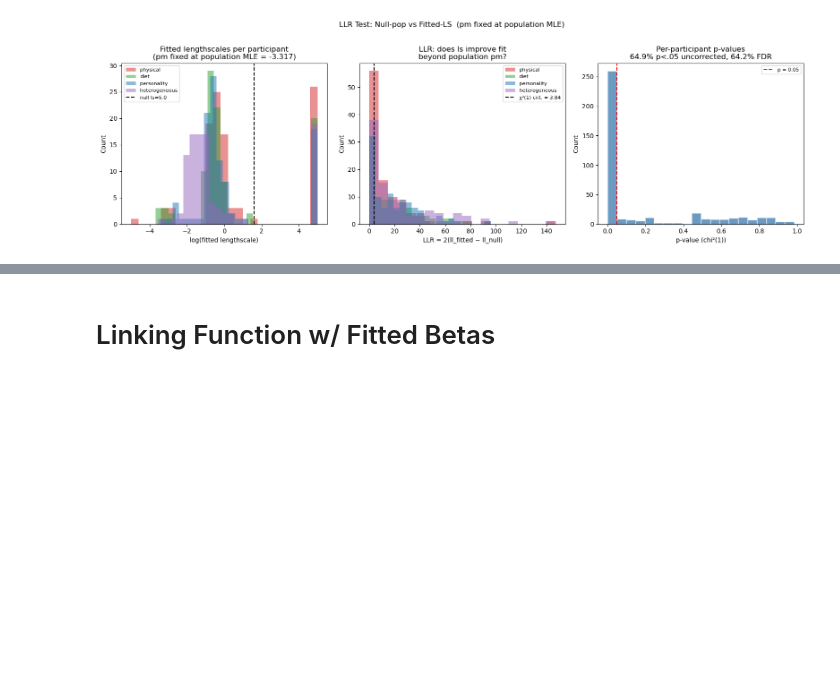
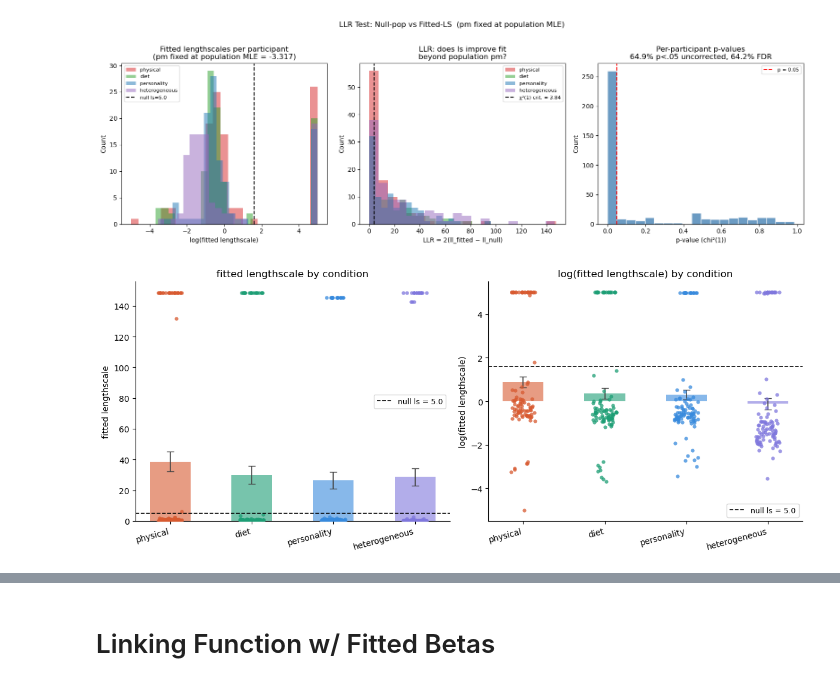
Before and after one commit to mariannazhang/compgenerics, a Jupyter notebook: model/gp/model-gp-study9.ipynb, the cells around one changed output, grey strips where cells are left out. Saved outputs shown, nothing was run; the diff lists cells and outputs as text; code cells hidden in the pictures; blank space fills up the shorter version.

```diff
--- a/model/gp/model-gp-study9.ipynb
+++ b/model/gp/model-gp-study9.ipynb
@@ -1383,3 +1383,63 @@ ALL               402     18.755    11.672     64.9%       64.2%   7539.63
 
 Aggregate LLR (all 402 participants): 7539.63, chi²(df=402), p=0
 [figure]
+# %%
+import numpy as np
+import matplotlib.pyplot as plt
+import seaborn as sns
+
+cond_colors = {
+    'physical':      '#D85A30',
+    'diet':          '#1D9E75',
+    'personality':   '#378ADD',
+    'heterogeneous': '#7F77DD',
+}
+conditions = ['physical', 'diet', 'personality', 'heterogeneous']
+
+ls_by_cond = {
+    cond: [r['fitted_pop_ls'] for r in pop_results if r['condition'] == cond]
+    for cond in conditions
+}
+
+fig, axes = plt.subplots(1, 2, figsize=(12, 5))
+
+for ax, (use_log, ylabel, title) in zip(axes, [
+    (False, 'fitted lengthscale',       'fitted lengthscale by condition'),
+    (True,  'log(fitted lengthscale)',  'log(fitted lengthscale) by condition'),
+]):
+    bar_vals = []
+    bar_errs = []
+    for cond in conditions:
+        vals = np.array(ls_by_cond[cond])
+        v = np.log(vals) if use_log else vals
+        bar_vals.append(v.mean())
+        bar_errs.append(v.std() / np.sqrt(len(v)))  # SEM
+
+    x = np.arange(len(conditions))
+    ax.bar(x, bar_vals, yerr=bar_errs, capsize=4,
+           color=[cond_colors[c] for c in conditions],
+           alpha=0.6, width=0.5, error_kw=dict(lw=1.2, ecolor='#444'))
+
+    for i, cond in enumerate(conditions):
+        vals = np.array(ls_by_cond[cond])
+        v = np.log(vals) if use_log else vals
+        jitter = np.random.default_rng(42).uniform(-0.15, 0.15, size=len(v))
+        ax.scatter(x[i] + jitter, v,
+                   color=cond_colors[cond], s=20, alpha=0.75,
+                   linewidths=0, zorder=3)
+
+    null_line = np.log(NULL_LS) if use_log else NULL_LS
+    ax.axhline(null_line, color='black', linestyle='--', linewidth=1.2,
+               label=f'null ls = {NULL_LS}', zorder=4)
+
+    ax.set_xticks(x)
+    ax.set_xticklabels(conditions, rotation=15, ha='right')
+    ax.set_ylabel(ylabel)
+    ax.set_title(title)
+    ax.legend(fontsize=9)
+    sns.despine(ax=ax)
+
+plt.tight_layout()
+plt.show()
+# %% [output]
+[figure, added]
```
Also changed, not shown: parts of 4 cells of this notebook.
